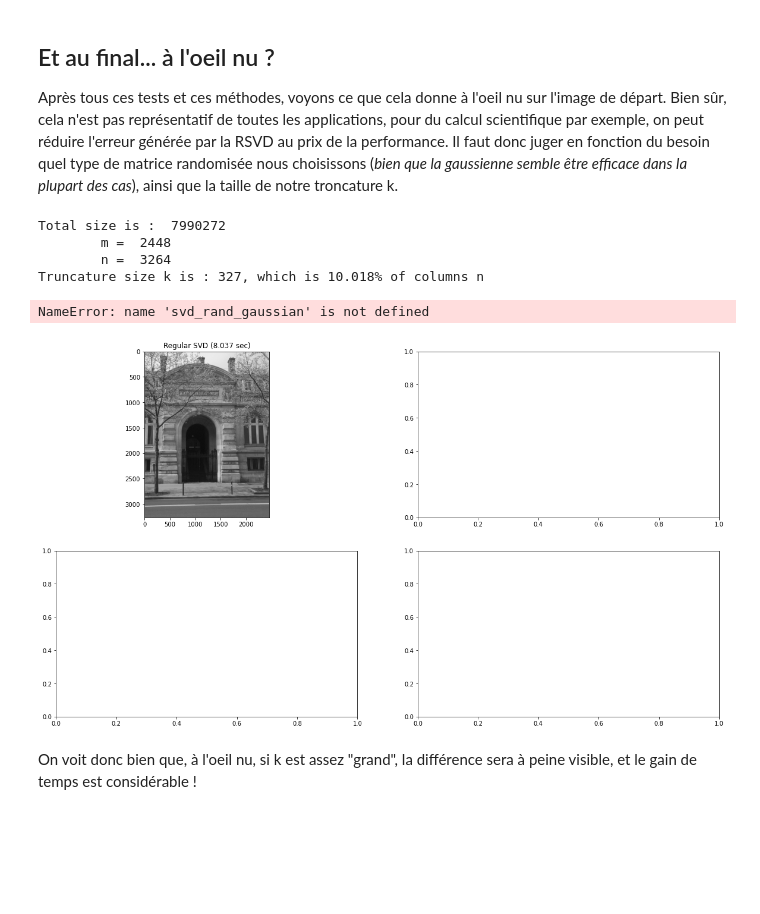
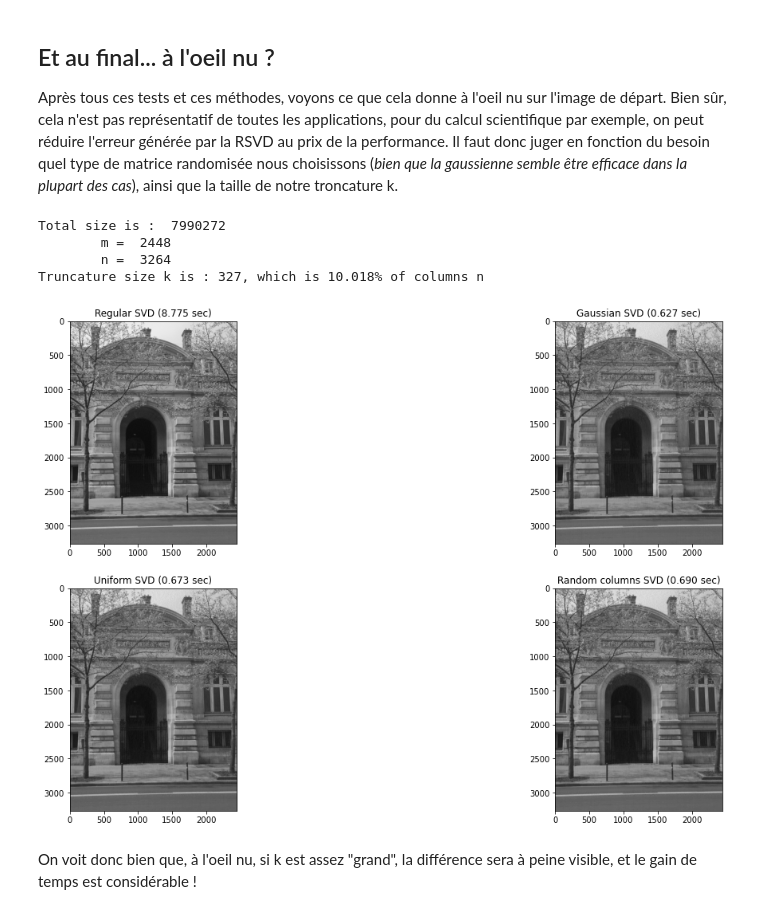
Before and after one commit to Aympab/randomized-svd, a Jupyter notebook: main.ipynb, the cells around one changed output. Drawn from its saved outputs; the diff is of its cells as text; code cells hidden in the pictures; blank space fills up the shorter version.

```diff
--- a/main.ipynb
+++ b/main.ipynb
@@ -229,38 +229,37 @@ print("\rTruncature size k is : {}, which is {:.3f}% of columns n".format(k, per
 
 
 fig, axes = plt.subplots(nrows=2, ncols=2, figsize=(20, 20/1.77))
 s = perf_counter()
 A_tilde = svd_regular(A, k)
 e = perf_counter()
 axes[0][0].set_title("Regular SVD ({:.3f} sec)".format(e-s))
 axes[0][0].imshow(A_tilde.T, cmap='gray')
 
 s = perf_counter()
-A_tilde = svd_rand_gaussian(A, k)
+A_tilde = r_svd(A, k, kernel='gaussian')
 e = perf_counter()
 axes[0][1].set_title("Gaussian SVD ({:.3f} sec)".format(e-s))
 axes[0][1].imshow(A_tilde.T, cmap='gray')
 
 s = perf_counter()
-A_tilde = svd_rand_uniform(A, k)
+A_tilde = r_svd(A, k, kernel="uniform")
 e = perf_counter()
 axes[1][0].set_title("Uniform SVD ({:.3f} sec)".format(e-s))
 axes[1][0].imshow(A_tilde.T, cmap='gray')
 
 s = perf_counter()
-A_tilde = svd_rand_columns(A, k)
+A_tilde = r_svd(A, k, kernel="colsampling")
 e = perf_counter()
 axes[1][1].set_title("Random columns SVD ({:.3f} sec)".format(e-s))
 axes[1][1].imshow(A_tilde.T, cmap='gray')
 
 plt.show()
 # %% [output]
 Total size is :  7990272
         m =  2448
         n =  3264
 Truncature size k is : 327, which is 10.018% of columns n
-NameError: name 'svd_rand_gaussian' is not defined
-[figure, old version]
+[figure, new version]
 # %% [markdown]
 On voit donc bien que, à l'oeil nu, si k est assez "grand", la différence sera à peine visible, et le gain de temps est considérable ! <br>
 # %% [markdown]
```
